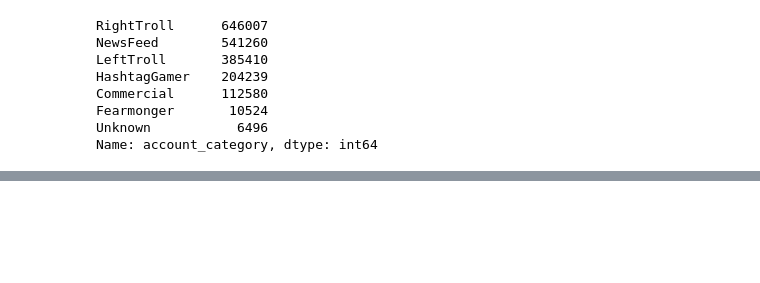
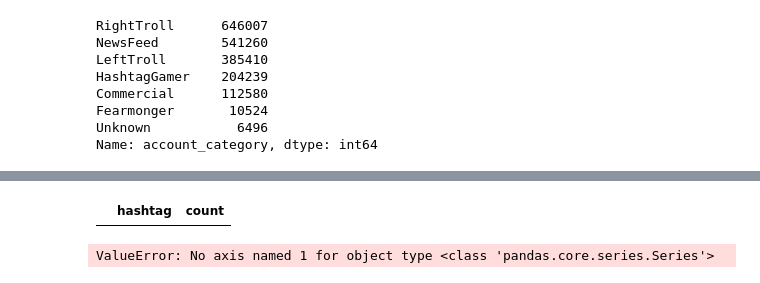
Before and after one commit to gcdunn/twitter-sockpuppet-nlp, a Jupyter notebook: Hashtag-Analysis-3.ipynb, the cells around one changed output, grey strips where cells are left out. Drawn from its saved outputs; the diff is of its cells as text; code cells hidden in the pictures; blank space fills up the shorter version.

```diff
--- a/Hashtag-Analysis-3.ipynb
+++ b/Hashtag-Analysis-3.ipynb
@@ -136,0 +168,13 @@ plt.show()
+# %%
+for hashtag in hashtag_frequency_df.hashtag:
+    print(hashtag)
+    # make columns to encode presence of hashtags
+    hashtag_vector_df['{}'.format(hashtag)] = hashtag_vector_df.apply(lambda hashtag_list: int(set(hashtag).issubset(hashtag_list)))
+hashtag_frequency_df.head()
+# %% [output]
+|  | hashtag | count |
+# %%
+#drop the row labels
+hashtag_matrix = hashtag_vector_df.drop('hashtag', axis=1)
+# %% [output]
+ValueError: No axis named 1 for object type <class 'pandas.core.series.Series'>
```
Also changed, not shown: parts of 20 cells of this notebook.
